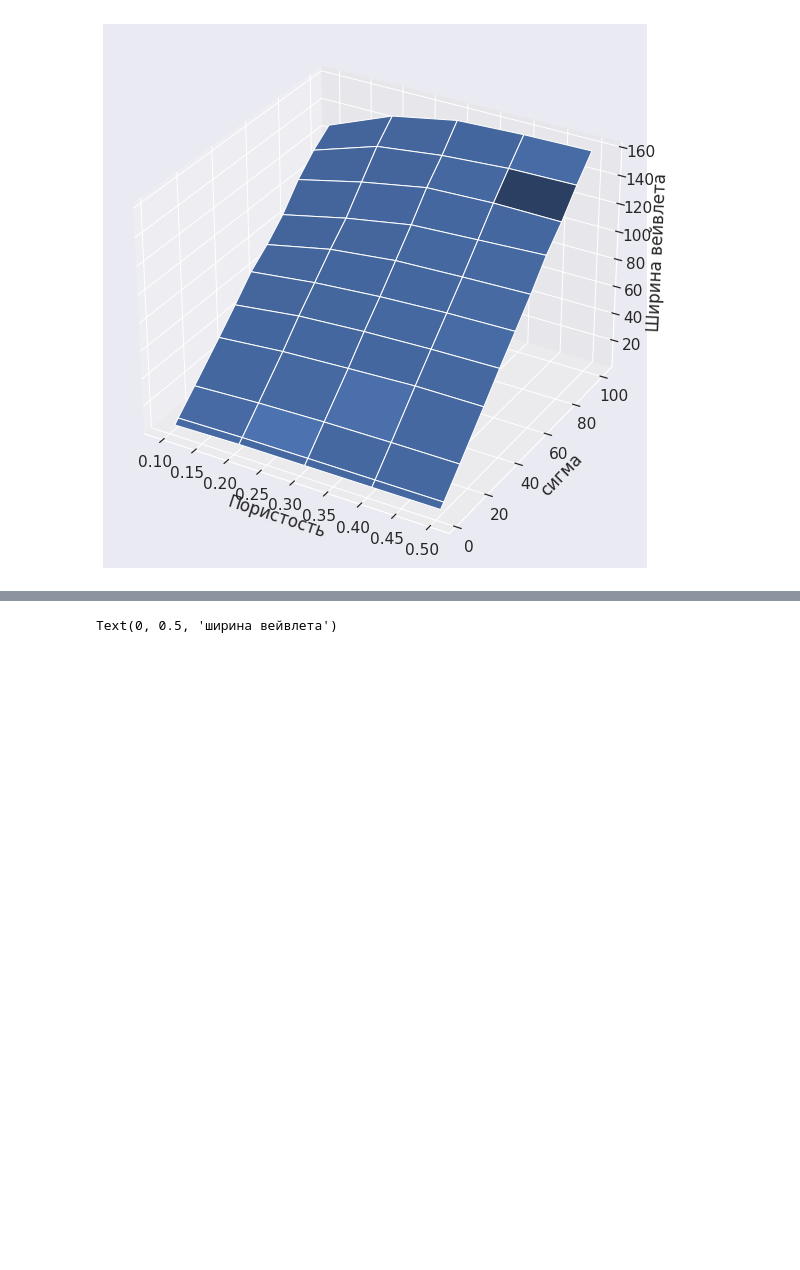
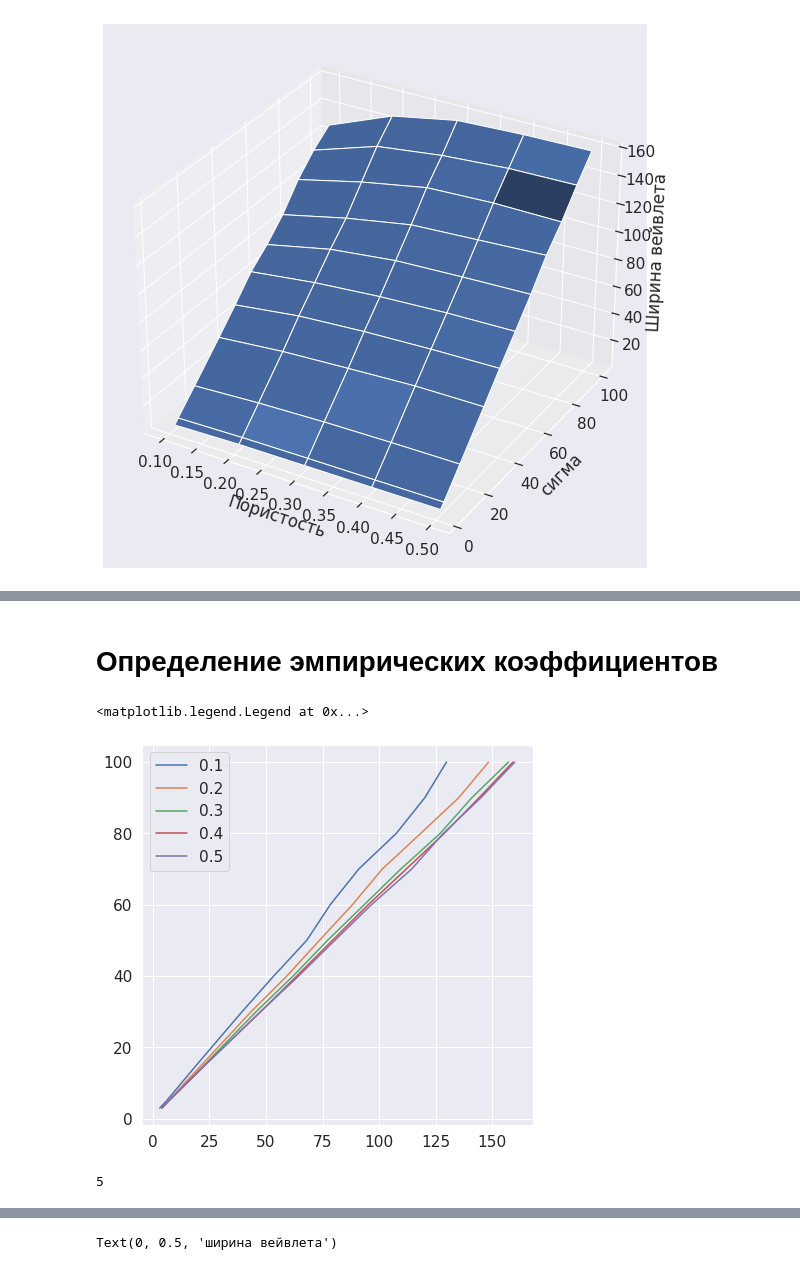
Before and after one commit to ankhafizov/MLTomography, a Jupyter notebook: notebooks/map_preview.ipynb, the cells around one changed output, grey strips where cells are left out. Drawn from its saved outputs; the diff is of its cells as text; code cells hidden in the pictures; blank space fills up the shorter version.

```diff
--- a/notebooks/map_preview.ipynb
+++ b/notebooks/map_preview.ipynb
@@ -51,0 +52,20 @@ df.groupby("sigma").get_group(15).plot(x='porosity', y='wavelet_width')
+# %% [markdown]
+# Определение эмпирических коэффициентов
+# %%
+fig, ax = plt.subplots(figsize=(7,7))
+coefs = []
+for p in df.porosity.unique():
+    x = df.groupby("porosity").get_group(p)['wavelet_width']
+    y = df.groupby("porosity").get_group(p)['sigma']
+    ax.plot(x, y, label=str(p))
+    coef, *_ = np.polyfit(x, y, 1)
+    coefs.append(coef)
+
+ax.legend()
+# %% [output]
+<matplotlib.legend.Legend at 0x...>
+[figure, added]
+# %%
+len(df.porosity.unique())
+# %% [output]
+5
```
Also changed, not shown: parts of 3 cells of this notebook, 2 other files.
